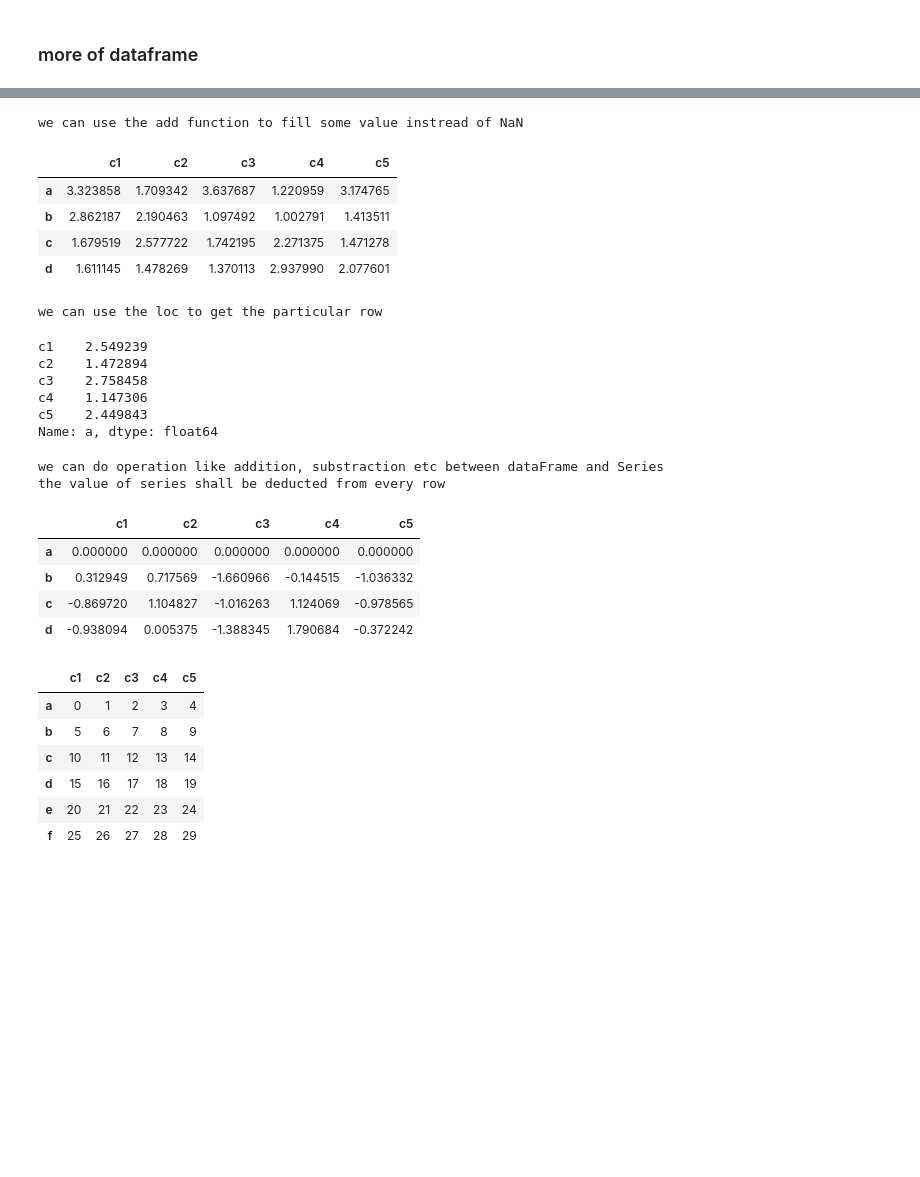
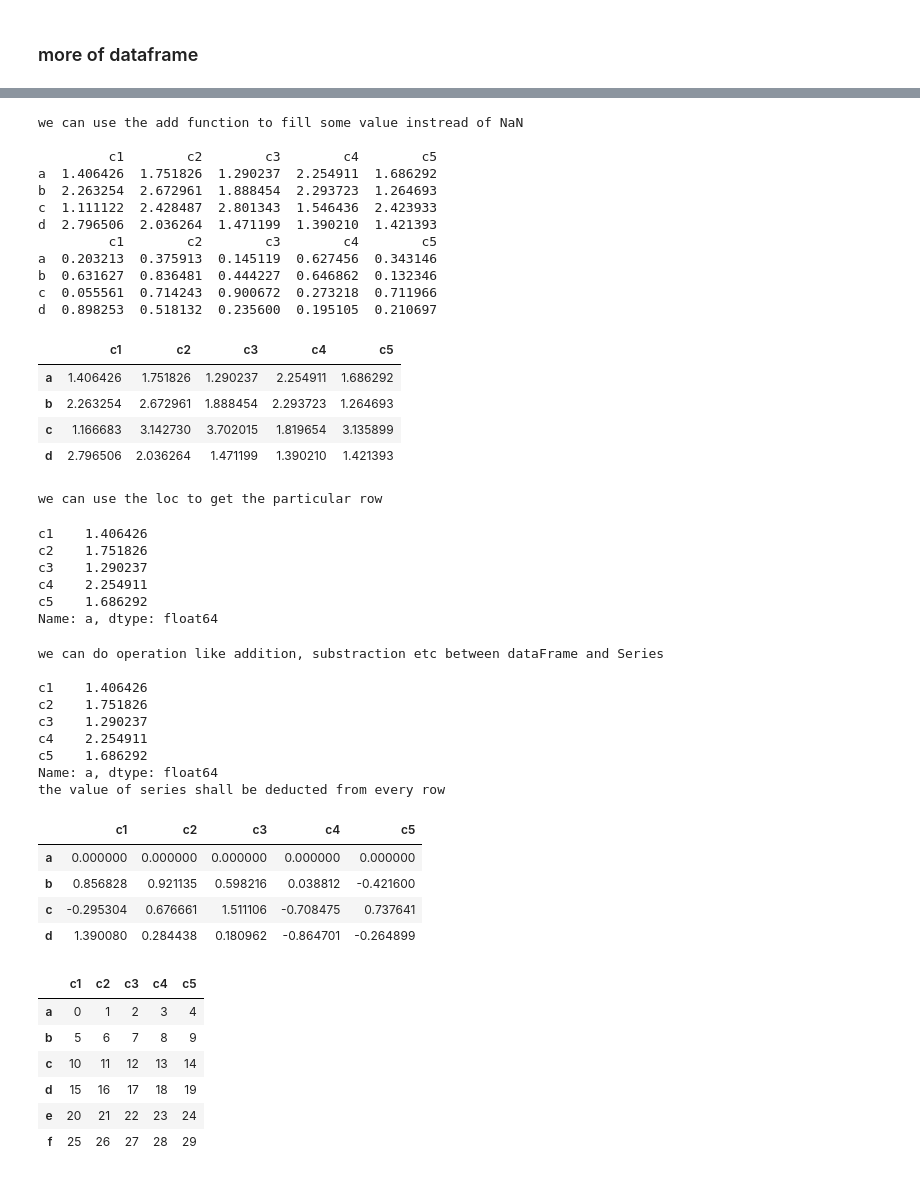
Before and after one commit to webhash/kunji_python, a Jupyter notebook: TamingPython/Taming_Pandas_1.ipynb, the cells around one changed output, grey strips where cells are left out. Drawn from its saved outputs; the diff is of its cells as text; code cells hidden in the pictures; blank space fills up the shorter version.

```diff
--- a/TamingPython/Taming_Pandas_1.ipynb
+++ b/TamingPython/Taming_Pandas_1.ipynb
@@ -1171,14 +1316,27 @@ some_df_2 + some_df[some_df['c3']>.5]
 # %%
 print(note := "we can use the add function to fill some value instread of NaN")
 print()
-some_df_2.add(some_df[some_df['c3']>.5], fill_value='0')
+print(some_df_2)
+print(some_df)
+some_df_2.add(some_df[some_df['c3']>.5], fill_value=0)
 # %% [output]
 we can use the add function to fill some value instread of NaN
+
+         c1        c2        c3        c4        c5
+a  1.406426  1.751826  1.290237  2.254911  1.686292
+b  2.263254  2.672961  1.888454  2.293723  1.264693
+c  1.111122  2.428487  2.801343  1.546436  2.423933
+d  2.796506  2.036264  1.471199  1.390210  1.421393
+         c1        c2        c3        c4        c5
+a  0.203213  0.375913  0.145119  0.627456  0.343146
+b  0.631627  0.836481  0.444227  0.646862  0.132346
+c  0.055561  0.714243  0.900672  0.273218  0.711966
+d  0.898253  0.518132  0.235600  0.195105  0.210697
 |  | c1 | c2 | c3 | c4 | c5 |
-| a | 3.323858 | 1.709342 | 3.637687 | 1.220959 | 3.174765 |
-| b | 2.862187 | 2.190463 | 1.097492 | 1.002791 | 1.413511 |
-| c | 1.679519 | 2.577722 | 1.742195 | 2.271375 | 1.471278 |
-| d | 1.611145 | 1.478269 | 1.370113 | 2.937990 | 2.077601 |
+| a | 1.406426 | 1.751826 | 1.290237 | 2.254911 | 1.686292 |
+| b | 2.263254 | 2.672961 | 1.888454 | 2.293723 | 1.264693 |
+| c | 1.166683 | 3.142730 | 3.702015 | 1.819654 | 3.135899 |
+| d | 2.796506 | 2.036264 | 1.471199 | 1.390210 | 1.421393 |
 # %%
 print(note := "we can use the loc to get the particular row")
 print()
@@ -1186,26 +1344,34 @@ x = some_df_2.loc['a']
 x
 # %% [output]
 we can use the loc to get the particular row
-c1    2.549239
-c2    1.472894
-c3    2.758458
-c4    1.147306
-c5    2.449843
+c1    1.406426
+c2    1.751826
+c3    1.290237
+c4    2.254911
+c5    1.686292
 Name: a, dtype: float64
 # %%
 print(note := "we can do operation like addition, substraction etc between dataFrame and Series")
 print()
+print(x)
 print(note := "the value of series shall be deducted from every row")
 print()
 some_df_2 - x
 # %% [output]
 we can do operation like addition, substraction etc between dataFrame and Series
+
+c1    1.406426
+c2    1.751826
+c3    1.290237
+c4    2.254911
+c5    1.686292
+Name: a, dtype: float64
 the value of series shall be deducted from every row
 |  | c1 | c2 | c3 | c4 | c5 |
 | a | 0.000000 | 0.000000 | 0.000000 | 0.000000 | 0.000000 |
-| b | 0.312949 | 0.717569 | -1.660966 | -0.144515 | -1.036332 |
-| c | -0.869720 | 1.104827 | -1.016263 | 1.124069 | -0.978565 |
-| d | -0.938094 | 0.005375 | -1.388345 | 1.790684 | -0.372242 |
+| b | 0.856828 | 0.921135 | 0.598216 | 0.038812 | -0.421600 |
+| c | -0.295304 | 0.676661 | 1.511106 | -0.708475 | 0.737641 |
+| d | 1.390080 | 0.284438 | 0.180962 | -0.864701 | -0.264899 |
 # %%
 new_df = pd.DataFrame(np.arange(30).reshape(6,5), index=['a','b','c','d','e','f'], columns=['c1','c2','c3','c4','c5'])
 new_df
```
Also changed, not shown: parts of 61 cells of this notebook.
